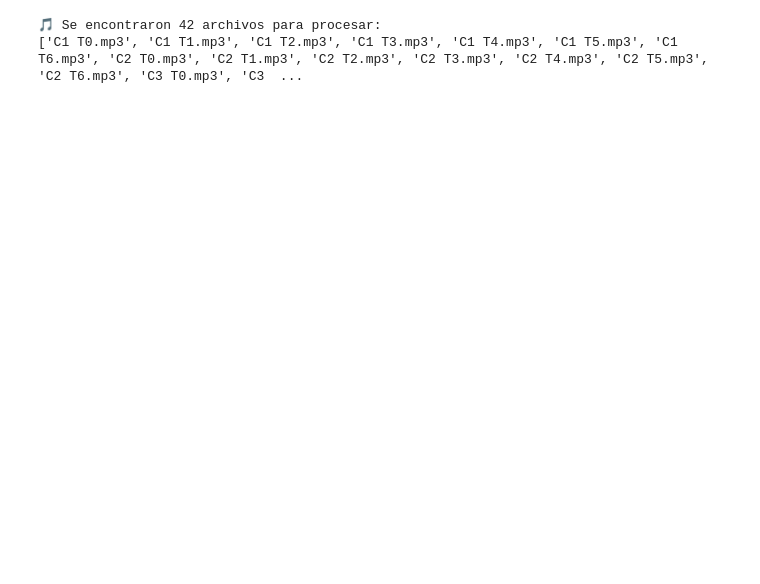
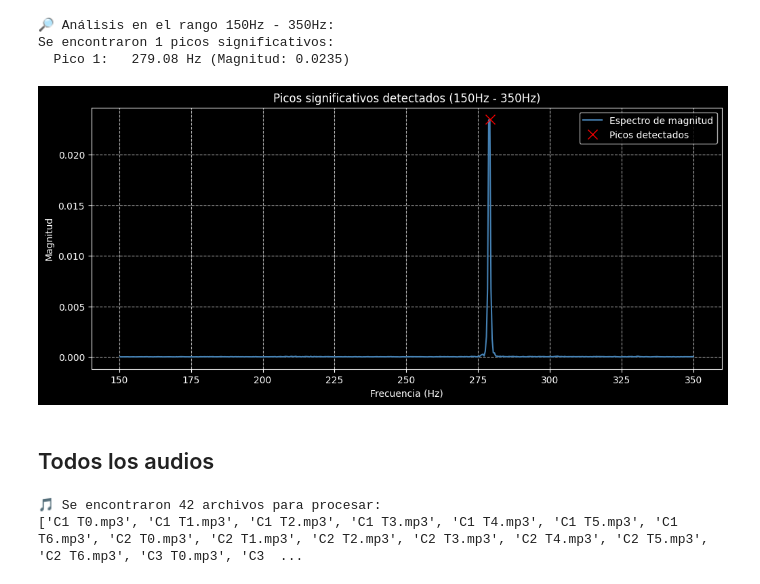
Before and after one commit to campereza043/MFC2026, a Jupyter notebook: Fourier/audio_fourier_analysis.ipynb, the cells around one changed output. Cells and saved outputs as stored; diff of their text form; code cells hidden in the pictures; blank space fills up the shorter version.

```diff
--- a/Fourier/audio_fourier_analysis.ipynb
+++ b/Fourier/audio_fourier_analysis.ipynb
@@ -268,3 +271,56 @@ for fname in ['espectro_fourier.png']:
+# %%
+from scipy.signal import find_peaks
+
+# --- CONFIGURACIÓN DEL USUARIO ---
+# Define aquí el rango de frecuencia que te interesa (en Hz)
+FREQ_MIN = 150
+FREQ_MAX = 350
+
+# Define el umbral de prominencia (qué tan "alto" debe ser el pico respecto a sus vecinos)
+# Un valor de 0.01 es un buen inicio para señales normalizadas
+PROMINENCE_THRESHOLD = 0.003
+# ---------------------------------
+
+# 1. Filtrar los datos dentro del rango especificado
+mask = (frequencies >= FREQ_MIN) & (frequencies <= FREQ_MAX)
+freq_range = frequencies[mask]
+mag_range = magnitude[mask]
+
+# 2. Encontrar los picos significativos
+# distance: evita encontrar picos demasiado juntos (opcional)
+peaks_indices, properties = find_peaks(mag_range, prominence=PROMINENCE_THRESHOLD)
+
+# 3. Extraer valores de los picos encontrados
+peaks_freqs = freq_range[peaks_indices]
+peaks_mags = mag_range[peaks_indices]
+
+# 4. Mostrar resultados
+print(f"🔎 Análisis en el rango {FREQ_MIN}Hz - {FREQ_MAX}Hz:")
+if len(peaks_freqs) > 0:
+    print(f"Se encontraron {len(peaks_freqs)} picos significativos:")
+    for i, (f, m) in enumerate(zip(peaks_freqs, peaks_mags)):
+        print(f"  Pico {i+1}: {f:8.2f} Hz (Magnitud: {m:.4f})")
+else:
+    print("No se encontraron picos que superen el umbral de prominencia.")
+
+# 5. Visualización del rango con los picos marcados
+plt.figure(figsize=(12, 5))
+plt.plot(freq_range, mag_range, label="Espectro de magnitud", color='steelblue')
+plt.plot(peaks_freqs, peaks_mags, "x", label="Picos detectados", color='red', markersize=10)
+
+plt.title(f"Picos significativos detectados ({FREQ_MIN}Hz - {FREQ_MAX}Hz)")
+plt.xlabel("Frecuencia (Hz)")
+plt.ylabel("Magnitud")
+plt.legend()
+plt.grid(True, linestyle='--', alpha=0.7)
+plt.show()
+# %% [output]
+🔎 Análisis en el rango 150Hz - 350Hz:
+Se encontraron 1 picos significativos:
+  Pico 1:   279.08 Hz (Magnitud: 0.0235)
+[figure, added]
+# %% [markdown]
+## Todos los audios
 # %%
 import os
 import glob
```
Also changed, not shown: parts of 12 cells of this notebook, 53 other files.
